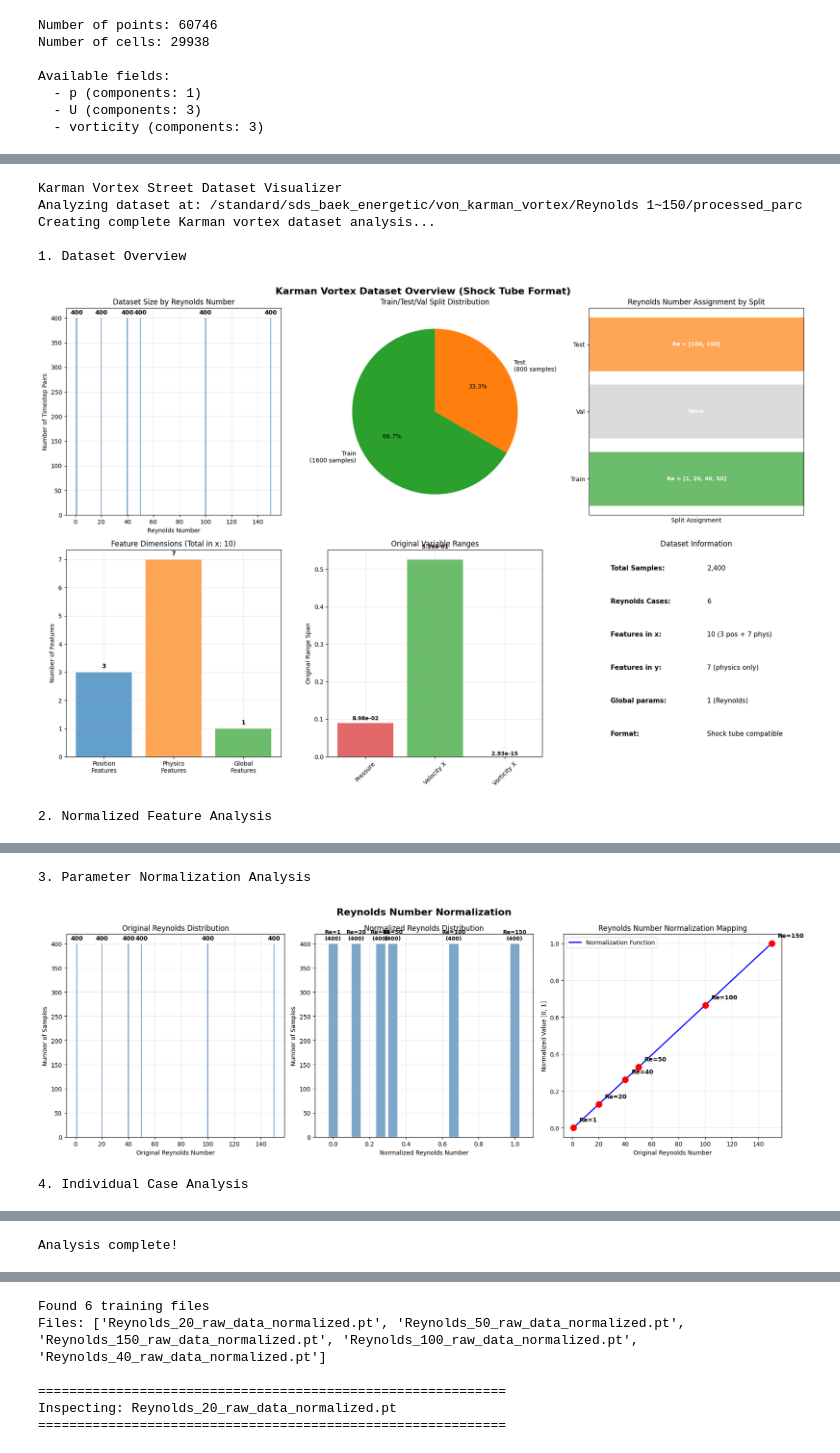
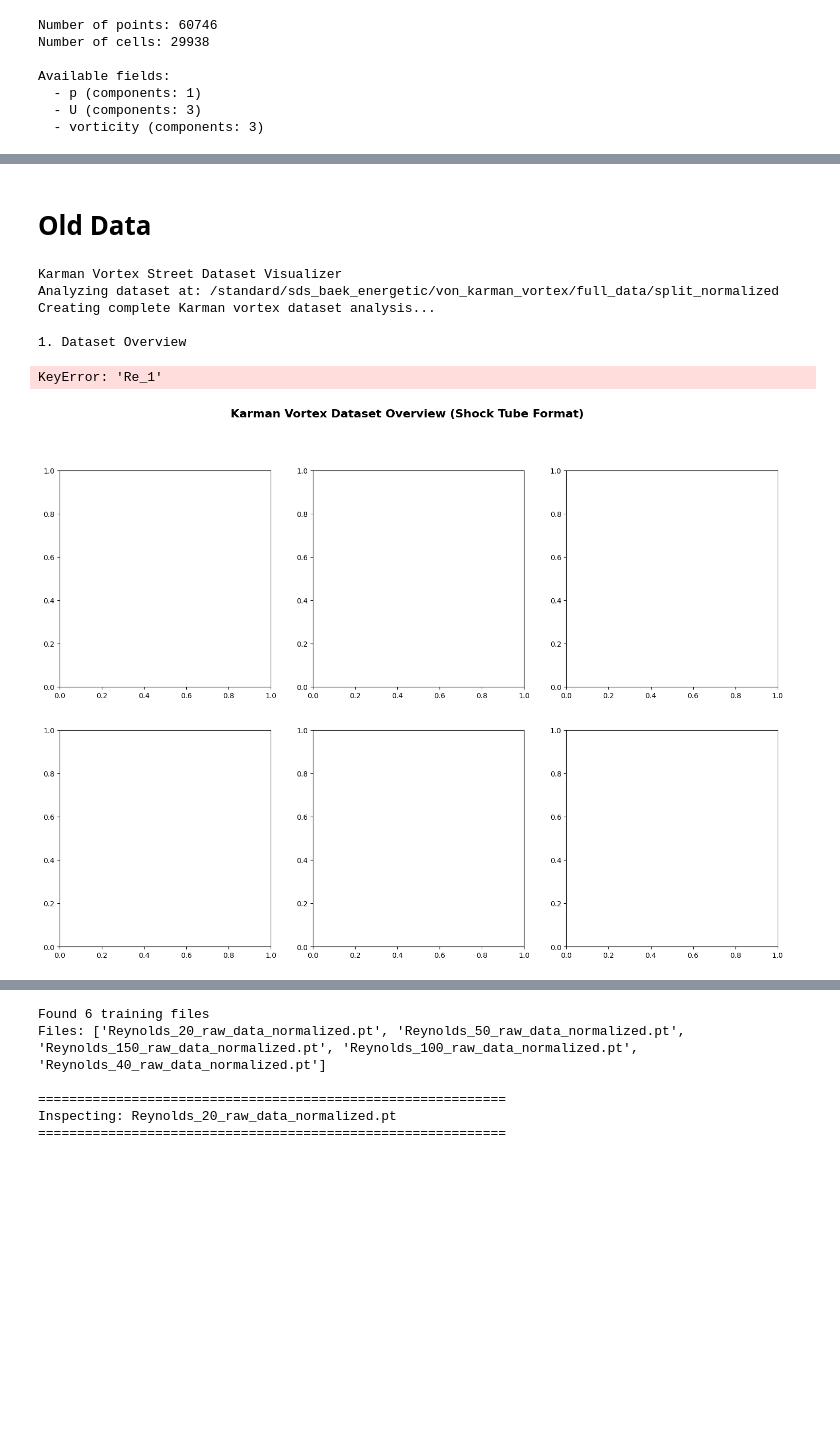
Before and after one commit to JackBeerman/G-PARC, a Jupyter notebook: demos/cylinder/new_process.ipynb, the cells around one changed output, grey strips where cells are left out. Cells and saved outputs as stored; diff of their text form; code cells hidden in the pictures; blank space fills up the shorter version.

```diff
--- a/demos/cylinder/new_process.ipynb
+++ b/demos/cylinder/new_process.ipynb
@@ -1376,3 +3383,5 @@ Found 6 Reynolds directories
+# %% [markdown]
+# Old Data
 # %%
 import torch
 import numpy as np
@@ -1430,7 +3439,7 @@ class KarmanDatasetVisualizer:
         # 1. Reynolds number distribution
         ax = axes[0, 0]
         reynolds_nums = self.metadata['reynolds_summary']['unique_values']
-        case_counts = [self.metadata['case_sample_counts'][f'Reynolds_{re}'] for re in reynolds_nums]
+        case_counts = [self.metadata['case_sample_counts'][f'Re_{re}'] for re in reynolds_nums]
 
         bars = ax.bar(reynolds_nums, case_counts, alpha=0.7, color='steelblue')
         ax.set_xlabel('Reynolds Number')
@@ -1664,7 +3673,7 @@ class KarmanDatasetVisualizer:
         fig.suptitle('Reynolds Number Normalization', fontsize=16, fontweight='bold')
 
         reynolds_nums = self.metadata['reynolds_summary']['unique_values']
-        case_counts = [self.metadata['case_sample_counts'][f'Reynolds_{re}'] for re in reynolds_nums]
+        case_counts = [self.metadata['case_sample_counts'][f'Re_{re}'] for re in reynolds_nums]
 
         # Original Reynolds numbers
         ax = axes[0]
@@ -1879,34 +3888,34 @@ class KarmanDatasetVisualizer:
         self.analyze_individual_cases()
 
         print("\nAnalysis complete!")
 
 
 def analyze_karman_dataset(dataset_dir):
     """
     Analyze a Karman vortex dataset.
 
     Parameters:
     -----------
     dataset_dir : str
         Path to the dataset directory containing metadata and normalized data
     """
     visualizer = KarmanDatasetVisualizer(dataset_dir)
     visualizer.create_complete_analysis()
     return visualizer
 
 
 if __name__ == "__main__":
-    dataset_path = "/standard/sds_baek_energetic/von_karman_vortex/Reynolds 1~150/processed_parc"
+    dataset_path = "/standard/sds_baek_energetic/von_karman_vortex/full_data/split_normalized"
 
     print("Karman Vortex Street Dataset Visualizer")
     print(f"Analyzing dataset at: {dataset_path}")
 
     visualizer = analyze_karman_dataset(dataset_path)
 # %% [output]
 Karman Vortex Street Dataset Visualizer
-Analyzing dataset at: /standard/sds_baek_energetic/von_karman_vortex/Reynolds 1~150/processed_parc
+Analyzing dataset at: /standard/sds_baek_energetic/von_karman_vortex/full_data/split_normalized
 Creating complete Karman vortex dataset analysis...
 
 1. Dataset Overview
+KeyError: 'Re_1'
-[figure, old version]
+[figure, new version]
-2. Normalized Feature Analysis
@@ -1914,3 +3921,0 @@ Creating complete Karman vortex dataset analysis...
-3. Parameter Normalization Analysis
-[figure, removed]
-4. Individual Case Analysis
@@ -1918 +3921,0 @@ Creating complete Karman vortex dataset analysis...
-Analysis complete!
```
Also changed, not shown: parts of 13 cells of this notebook, 32 other files.
